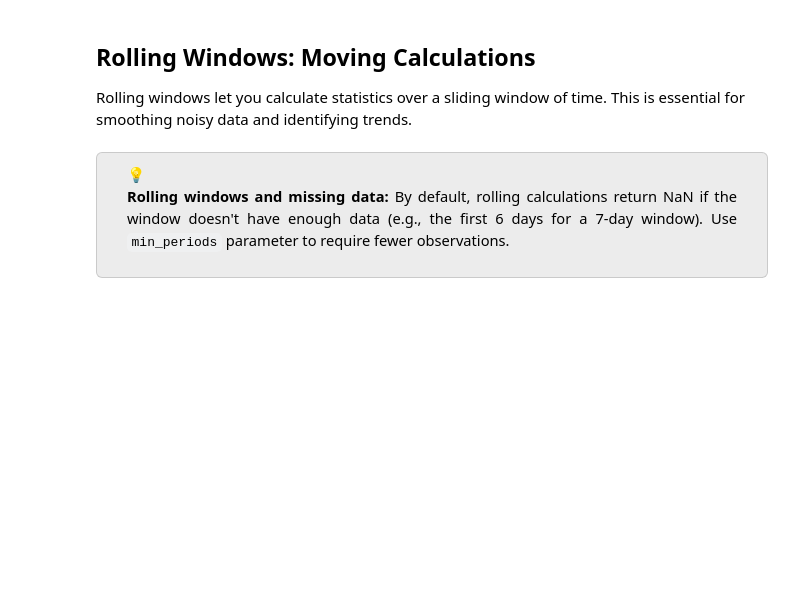
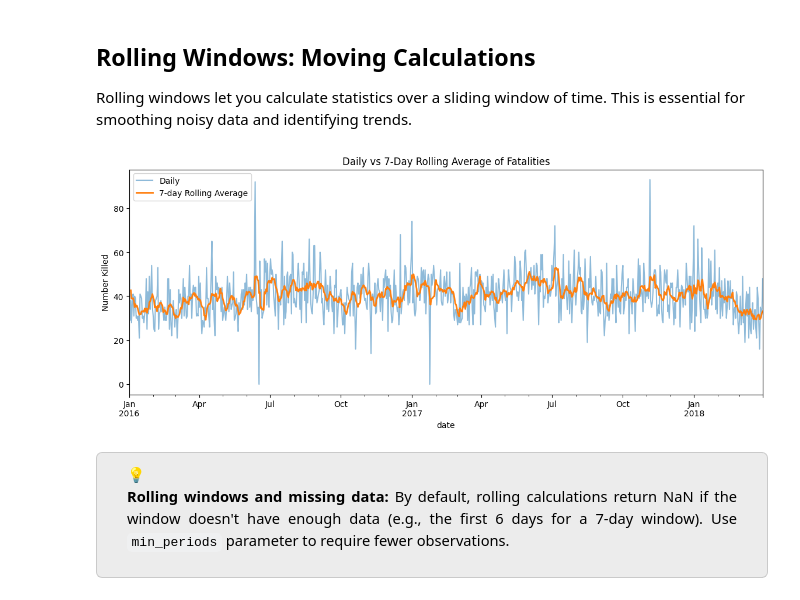
Before and after one commit to mattbecker03/bus675_s26, a Jupyter notebook: lectures/Lecture_06_Time_Series_Geospatial.ipynb, the cells around one changed output. Drawn from its saved outputs; the diff is of its cells as text; code cells hidden in the pictures; blank space fills up the shorter version.

```diff
--- a/lectures/Lecture_06_Time_Series_Geospatial.ipynb
+++ b/lectures/Lecture_06_Time_Series_Geospatial.ipynb
@@ -619,19 +669,21 @@ Rolling windows let you calculate statistics over a sliding window of time. This
 # %%
 # Calculate 7-day rolling sum of killed
 # First, create a daily series of killed counts
 daily_killed = incidents_ts_df['n_killed'].resample('D').sum() # Daily
 
 # Now calculate 7-day rolling average
-rolling_7day = daily_killed.rolling(window=7).mean()
+rolling_7day = daily_killed.rolling(window=7,min_periods=3).mean()
 
 # Plot comparison
 fig, ax = plt.subplots(figsize=(14, 5))
 daily_killed.plot(ax=ax, alpha=0.5, label='Daily')
 rolling_7day.plot(ax=ax, linewidth=2, label='7-day Rolling Average')
 ax.set_title('Daily vs 7-Day Rolling Average of Fatalities')
 ax.set_ylabel('Number Killed')
 ax.legend()
 plt.show()
+# %% [output]
+[figure, added]
 # %% [markdown]
 <div class="callout" style="
   width: 80%;
```
Also changed, not shown: parts of 26 cells of this notebook, 4 other files.
